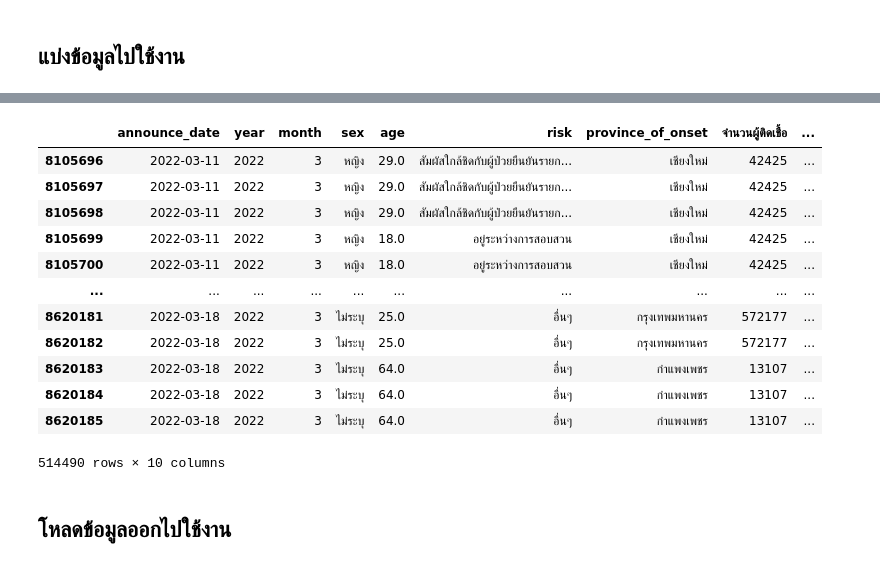
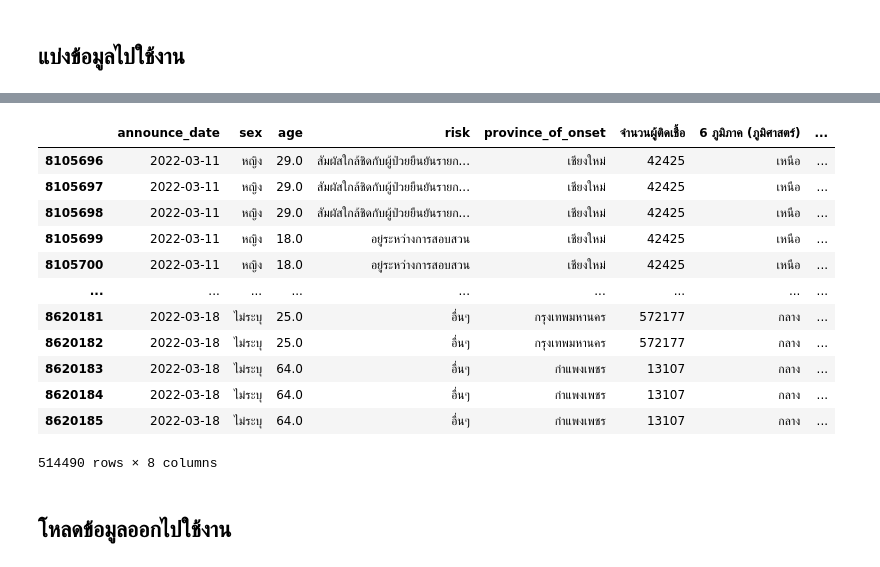
Before and after one commit to Athitiya00/data_viz_2022, a Jupyter notebook: Project.ipynb, the cells around one changed output, grey strips where cells are left out. Cells and saved outputs as stored; diff of their text form; code cells hidden in the pictures.

```diff
--- a/Project.ipynb
+++ b/Project.ipynb
@@ -984,8 +982,6 @@ data_all[['ชื่อจังหวัด']] = data_all[['ชื่อจั
 import datetime
 data_all_1 = pd.DataFrame(data_all)
 data_all_1['announce_date'] = pd.to_datetime(data_all_1['announce_date'], format = "%d/%m/%Y")
-data_all_1['year'] = data_all_1['announce_date'].dt.year
-data_all_1['month'] = data_all_1['announce_date'].dt.month
 # %%
 data_all_1
 # %% [output]
@@ -1005,6 +1001,6 @@ data_all_1
 # %% [markdown]
 ## ตารางรวมสุดท้าย
 # %%
-data_final = data_all_1[['announce_date','year','month','sex','age','risk','province_of_onset','จำนวนผู้ติดเชื้อ','6 ภูมิภาค (ภูมิศาสตร์)','จำนวนประชากรทั้งหมด']]
+data_final = data_all_1[['announce_date','sex','age','risk','province_of_onset','จำนวนผู้ติดเชื้อ','6 ภูมิภาค (ภูมิศาสตร์)','จำนวนประชากรทั้งหมด']]
 data_final
 # %% [output]
@@ -1150,19 +1158,19 @@ data_3_22
 # %%
-data_Mar_1 = data_3_22[(data_3_22['announce_date'] >= '2022-03-11') & (data_3_22['announce_date'] <= '2022-03-18')]     # เลือกข้อมูล 1 อาทิตย์ล่าสุด
+data_Mar_1 = data_final[(data_final['announce_date'] >= '2022-03-11') & (data_final['announce_date'] <= '2022-03-18')]     # เลือกข้อมูล 1 อาทิตย์ล่าสุด
 data_Mar_1
 # %% [output]
-|  | announce_date | year | month | sex | age | risk | province_of_onset | จำนวนผู้ติดเชื้อ | ... |
-| 8105696 | 2022-03-11 | 2022 | 3 | หญิง | 29.0 | สัมผัสใกล้ชิดกับผู้ป่วยยืนยันรายก... | เชียงใหม่ | 42425 | ... |
-| 8105697 | 2022-03-11 | 2022 | 3 | หญิง | 29.0 | สัมผัสใกล้ชิดกับผู้ป่วยยืนยันรายก... | เชียงใหม่ | 42425 | ... |
-| 8105698 | 2022-03-11 | 2022 | 3 | หญิง | 29.0 | สัมผัสใกล้ชิดกับผู้ป่วยยืนยันรายก... | เชียงใหม่ | 42425 | ... |
-| 8105699 | 2022-03-11 | 2022 | 3 | หญิง | 18.0 | อยู่ระหว่างการสอบสวน | เชียงใหม่ | 42425 | ... |
-| 8105700 | 2022-03-11 | 2022 | 3 | หญิง | 18.0 | อยู่ระหว่างการสอบสวน | เชียงใหม่ | 42425 | ... |
-| ... | ... | ... | ... | ... | ... | ... | ... | ... | ... |
-| 8620181 | 2022-03-18 | 2022 | 3 | ไม่ระบุ | 25.0 | อื่นๆ | กรุงเทพมหานคร | 572177 | ... |
-| 8620182 | 2022-03-18 | 2022 | 3 | ไม่ระบุ | 25.0 | อื่นๆ | กรุงเทพมหานคร | 572177 | ... |
-| 8620183 | 2022-03-18 | 2022 | 3 | ไม่ระบุ | 64.0 | อื่นๆ | กำแพงเพชร | 13107 | ... |
-| 8620184 | 2022-03-18 | 2022 | 3 | ไม่ระบุ | 64.0 | อื่นๆ | กำแพงเพชร | 13107 | ... |
-| 8620185 | 2022-03-18 | 2022 | 3 | ไม่ระบุ | 64.0 | อื่นๆ | กำแพงเพชร | 13107 | ... |
+|  | announce_date | sex | age | risk | province_of_onset | จำนวนผู้ติดเชื้อ | 6 ภูมิภาค (ภูมิศาสตร์) | ... |
+| 8105696 | 2022-03-11 | หญิง | 29.0 | สัมผัสใกล้ชิดกับผู้ป่วยยืนยันรายก... | เชียงใหม่ | 42425 | เหนือ | ... |
+| 8105697 | 2022-03-11 | หญิง | 29.0 | สัมผัสใกล้ชิดกับผู้ป่วยยืนยันรายก... | เชียงใหม่ | 42425 | เหนือ | ... |
+| 8105698 | 2022-03-11 | หญิง | 29.0 | สัมผัสใกล้ชิดกับผู้ป่วยยืนยันรายก... | เชียงใหม่ | 42425 | เหนือ | ... |
+| 8105699 | 2022-03-11 | หญิง | 18.0 | อยู่ระหว่างการสอบสวน | เชียงใหม่ | 42425 | เหนือ | ... |
+| 8105700 | 2022-03-11 | หญิง | 18.0 | อยู่ระหว่างการสอบสวน | เชียงใหม่ | 42425 | เหนือ | ... |
+| ... | ... | ... | ... | ... | ... | ... | ... | ... |
+| 8620181 | 2022-03-18 | ไม่ระบุ | 25.0 | อื่นๆ | กรุงเทพมหานคร | 572177 | กลาง | ... |
+| 8620182 | 2022-03-18 | ไม่ระบุ | 25.0 | อื่นๆ | กรุงเทพมหานคร | 572177 | กลาง | ... |
+| 8620183 | 2022-03-18 | ไม่ระบุ | 64.0 | อื่นๆ | กำแพงเพชร | 13107 | กลาง | ... |
+| 8620184 | 2022-03-18 | ไม่ระบุ | 64.0 | อื่นๆ | กำแพงเพชร | 13107 | กลาง | ... |
+| 8620185 | 2022-03-18 | ไม่ระบุ | 64.0 | อื่นๆ | กำแพงเพชร | 13107 | กลาง | ... |
-514490 rows × 10 columns
+514490 rows × 8 columns
 # %% [markdown]
 ## โหลดข้อมูลออกไปใช้งาน
```
Also changed, not shown: parts of 24 cells of this notebook.
